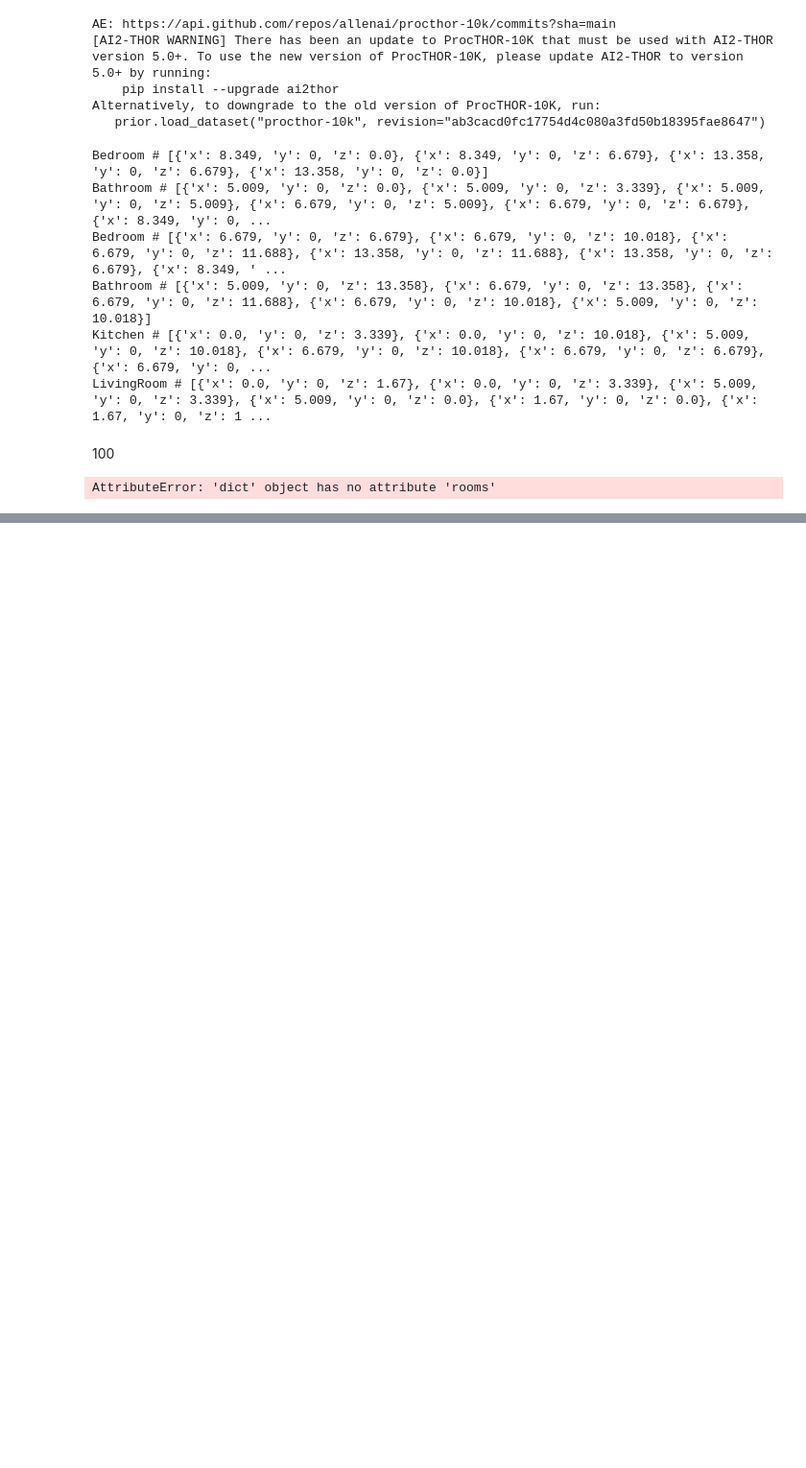
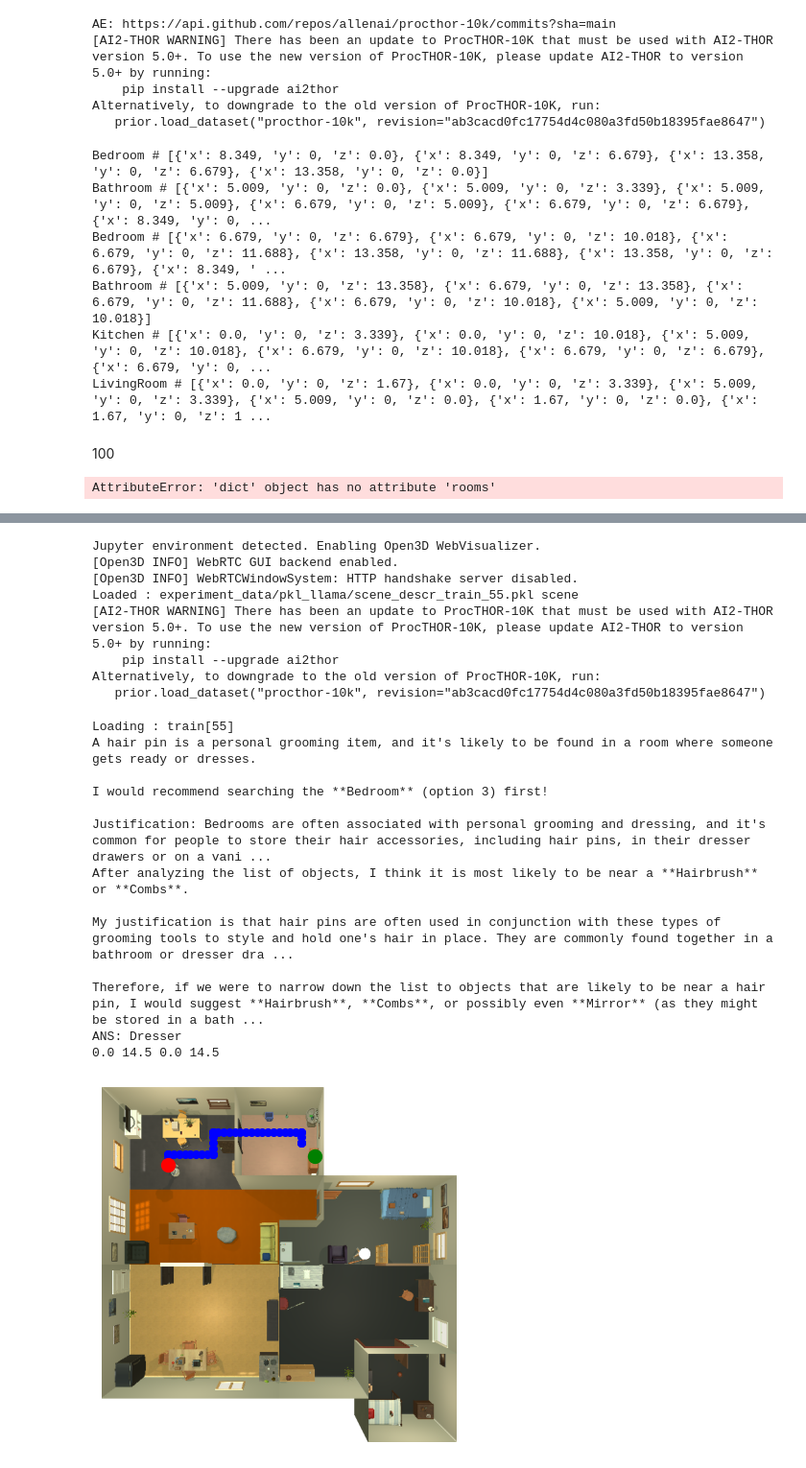
Before and after one commit to archie1983/llm_semantic_navigation, a Jupyter notebook: environment.ipynb, the cells around one changed output, grey strips where cells are left out. Shown at 96% size. Saved outputs shown, nothing was run; the diff lists cells and outputs as text; code cells hidden in the pictures; blank space fills up the shorter version.

```diff
--- a/environment.ipynb
+++ b/environment.ipynb
@@ -259,0 +287,29 @@ get_top_down_frame()
+# %%
+from semantic_path_planner import SemanticPathPlanner
+
+spp = SemanticPathPlanner("train_55")
+path = spp.bring_me_hair_pin()
+spp.visualise_path(path)
+# %% [output]
+Jupyter environment detected. Enabling Open3D WebVisualizer.
+[Open3D INFO] WebRTC GUI backend enabled.
+[Open3D INFO] WebRTCWindowSystem: HTTP handshake server disabled.
+Loaded : experiment_data/pkl_llama/scene_descr_train_55.pkl scene
+[AI2-THOR WARNING] There has been an update to ProcTHOR-10K that must be used with AI2-THOR version 5.0+. To use the new version of ProcTHOR-10K, please update AI2-THOR to version 5.0+ by running:
+    pip install --upgrade ai2thor
+Alternatively, to downgrade to the old version of ProcTHOR-10K, run:
+   prior.load_dataset("procthor-10k", revision="ab3cacd0fc17754d4c080a3fd50b18395fae8647")
+Loading : train[55]
+A hair pin is a personal grooming item, and it's likely to be found in a room where someone gets ready or dresses.
+
+I would recommend searching the **Bedroom** (option 3) first!
+
+Justification: Bedrooms are often associated with personal grooming and dressing, and it's common for people to store their hair accessories, including hair pins, in their dresser drawers or on a vani ...
+After analyzing the list of objects, I think it is most likely to be near a **Hairbrush** or **Combs**.
+
+My justification is that hair pins are often used in conjunction with these types of grooming tools to style and hold one's hair in place. They are commonly found together in a bathroom or dresser dra ...
+
+Therefore, if we were to narrow down the list to objects that are likely to be near a hair pin, I would suggest **Hairbrush**, **Combs**, or possibly even **Mirror** (as they might be stored in a bath ...
+ANS: Dresser
+0.0 14.5 0.0 14.5
+[figure, added]
```
Also changed, not shown: parts of 9 cells of this notebook, 4 other files.
